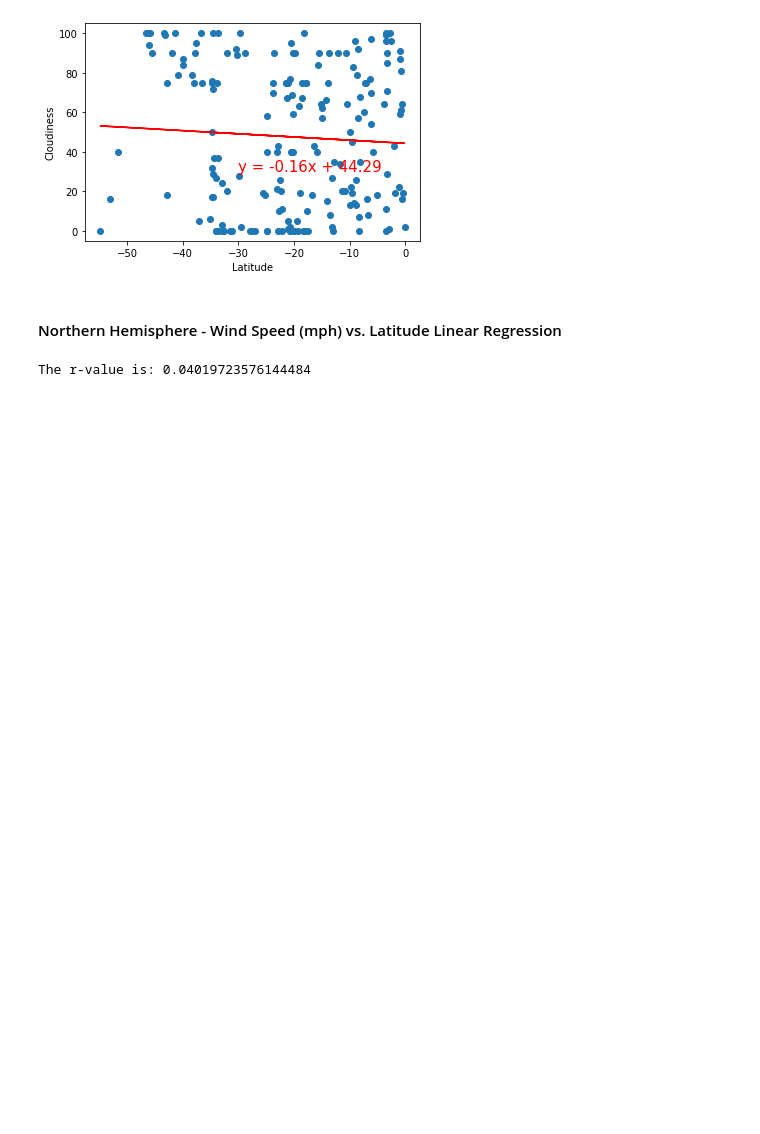
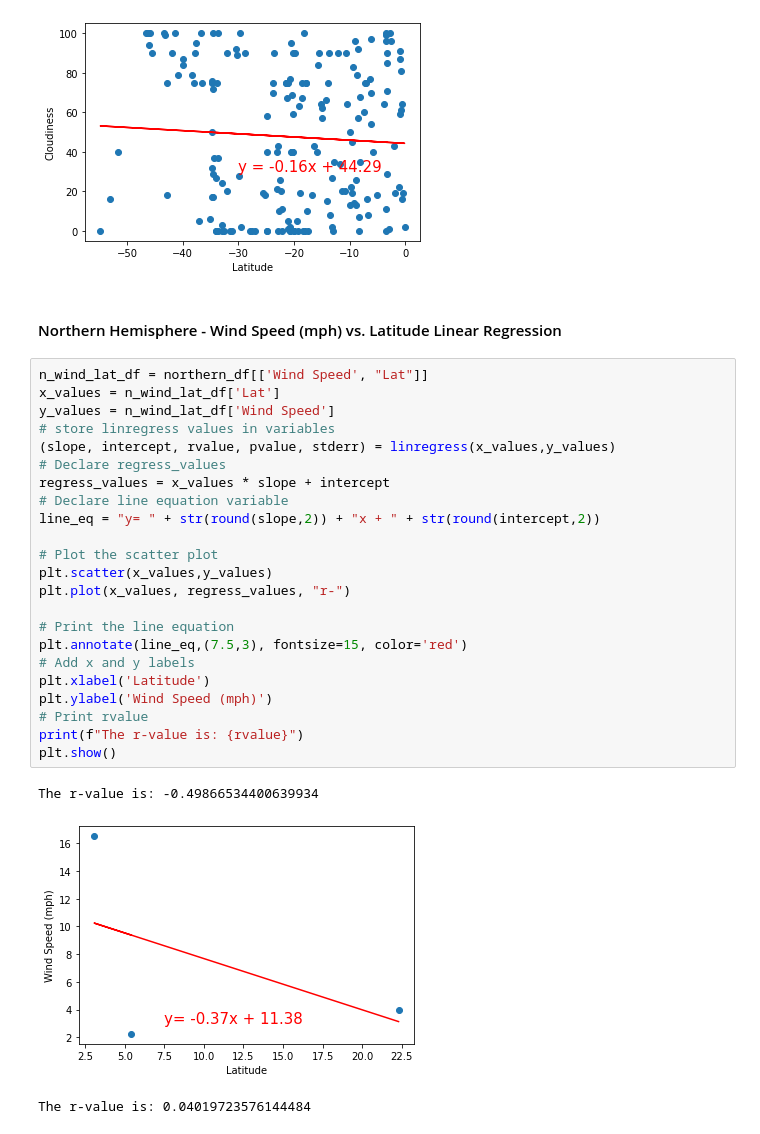
Before and after one commit to potterc22/python_api_challenge, a Jupyter notebook: starter_code/WeatherPy.ipynb, the cells around one changed output. Drawn from its saved outputs; the diff is of its cells as text; blank space fills up the shorter version.

Commit message:
Finished all plots using 5 cities

```diff
--- a/starter_code/WeatherPy.ipynb
+++ b/starter_code/WeatherPy.ipynb
@@ -445,6 +445,32 @@ The r-value is: 0.0035263772085582894
 [figure]
 # %% [markdown]
 ####  Northern Hemisphere - Wind Speed (mph) vs. Latitude Linear Regression
+# %%
+n_wind_lat_df = northern_df[['Wind Speed', "Lat"]]
+x_values = n_wind_lat_df['Lat']
+y_values = n_wind_lat_df['Wind Speed']
+# store linregress values in variables
+(slope, intercept, rvalue, pvalue, stderr) = linregress(x_values,y_values)
+# Declare regress_values
+regress_values = x_values * slope + intercept
+# Declare line equation variable
+line_eq = "y= " + str(round(slope,2)) + "x + " + str(round(intercept,2))
+
+# Plot the scatter plot
+plt.scatter(x_values,y_values)
+plt.plot(x_values, regress_values, "r-")
+
+# Print the line equation
+plt.annotate(line_eq,(7.5,3), fontsize=15, color='red')
+# Add x and y labels
+plt.xlabel('Latitude')
+plt.ylabel('Wind Speed (mph)')
+# Print rvalue
+print(f"The r-value is: {rvalue}")
+plt.show()
+# %% [output]
+The r-value is: -0.49866534400639934
+[figure, added]
 # %%
 # %% [output]
 The r-value is: 0.04019723576144484
```
Also changed, not shown: parts of 1 cell of this notebook.
